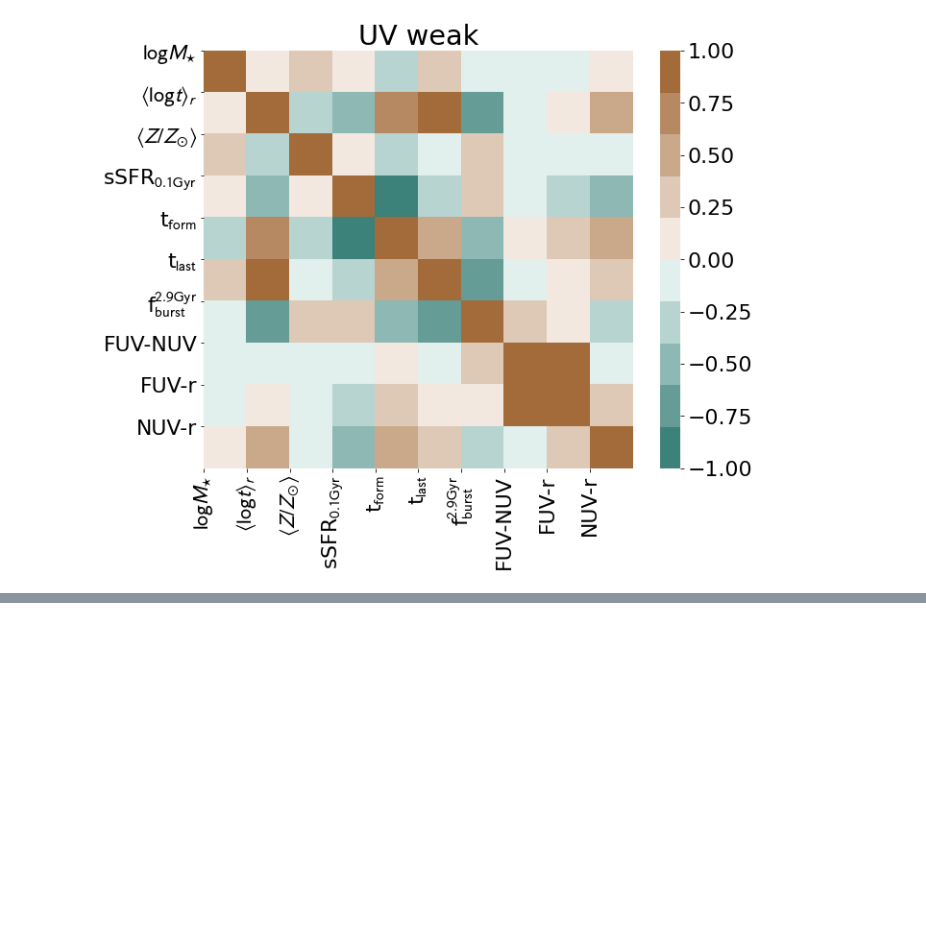
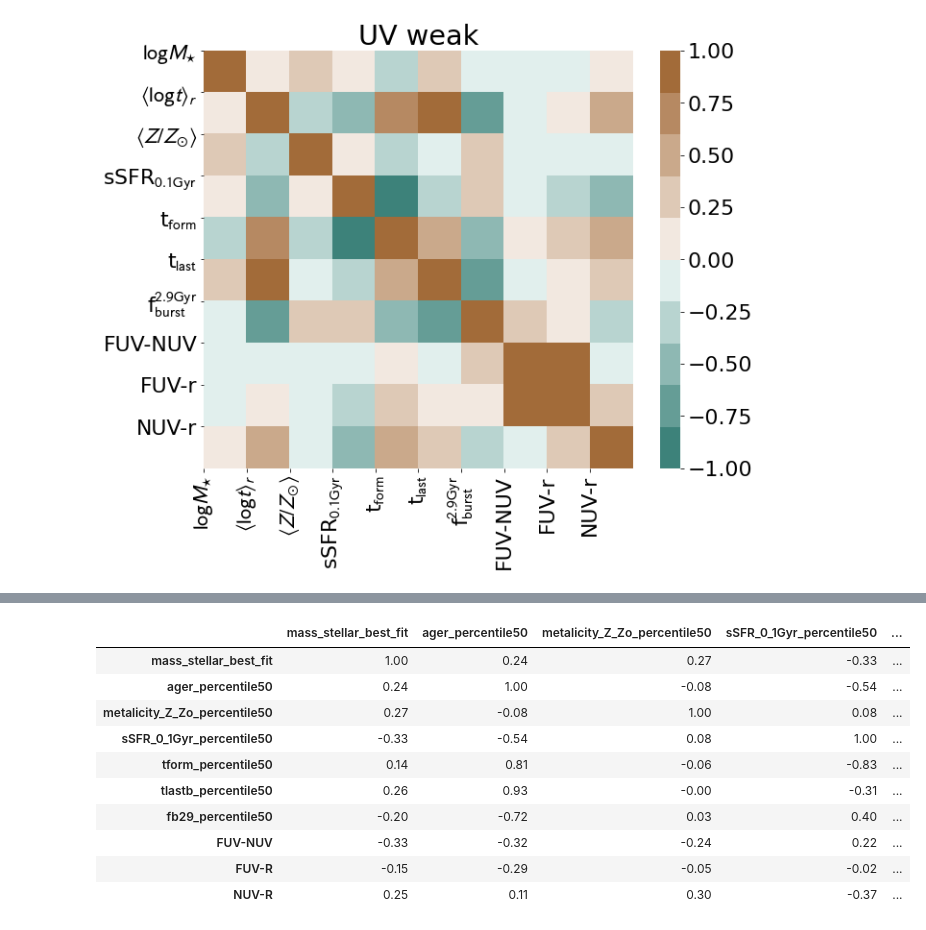
Before and after one commit to mdastro/UVupturn-RSGs, a Jupyter notebook: UV_PSM/PSM_StellarPopsAnalysis_MagPhys.ipynb, the cells around one changed output, grey strips where cells are left out. Saved outputs shown, nothing was run; the diff lists cells and outputs as text; code cells hidden in the pictures; blank space fills up the shorter version.

```diff
--- a/UV_PSM/PSM_StellarPopsAnalysis_MagPhys.ipynb
+++ b/UV_PSM/PSM_StellarPopsAnalysis_MagPhys.ipynb
@@ -556,0 +557,14 @@ plt.show()
+# %%
+heatmap_upturn.corr(method='spearman').round(decimals=2)
+# %% [output]
+|  | mass_stellar_best_fit | ager_percentile50 | metalicity_Z_Zo_percentile50 | sSFR_0_1Gyr_percentile50 | ... |
+| mass_stellar_best_fit | 1.00 | 0.24 | 0.27 | -0.33 | ... |
+| ager_percentile50 | 0.24 | 1.00 | -0.08 | -0.54 | ... |
+| metalicity_Z_Zo_percentile50 | 0.27 | -0.08 | 1.00 | 0.08 | ... |
+| sSFR_0_1Gyr_percentile50 | -0.33 | -0.54 | 0.08 | 1.00 | ... |
+| tform_percentile50 | 0.14 | 0.81 | -0.06 | -0.83 | ... |
+| tlastb_percentile50 | 0.26 | 0.93 | -0.00 | -0.31 | ... |
+| fb29_percentile50 | -0.20 | -0.72 | 0.03 | 0.40 | ... |
+| FUV-NUV | -0.33 | -0.32 | -0.24 | 0.22 | ... |
+| FUV-R | -0.15 | -0.29 | -0.05 | -0.02 | ... |
+| NUV-R | 0.25 | 0.11 | 0.30 | -0.37 | ... |
```
Also changed, not shown: parts of 4 cells of this notebook.
